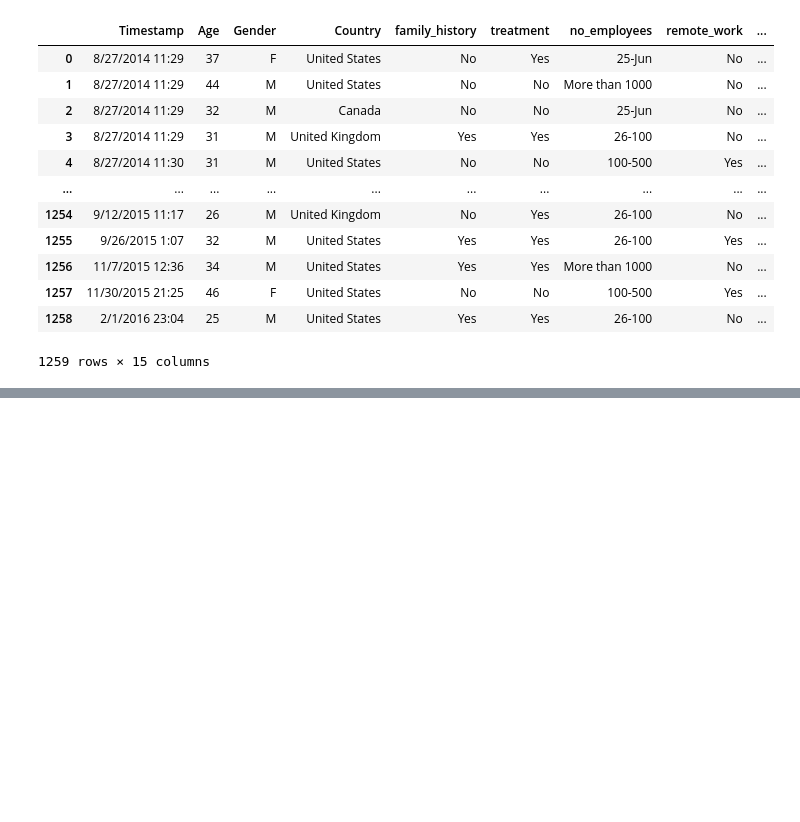
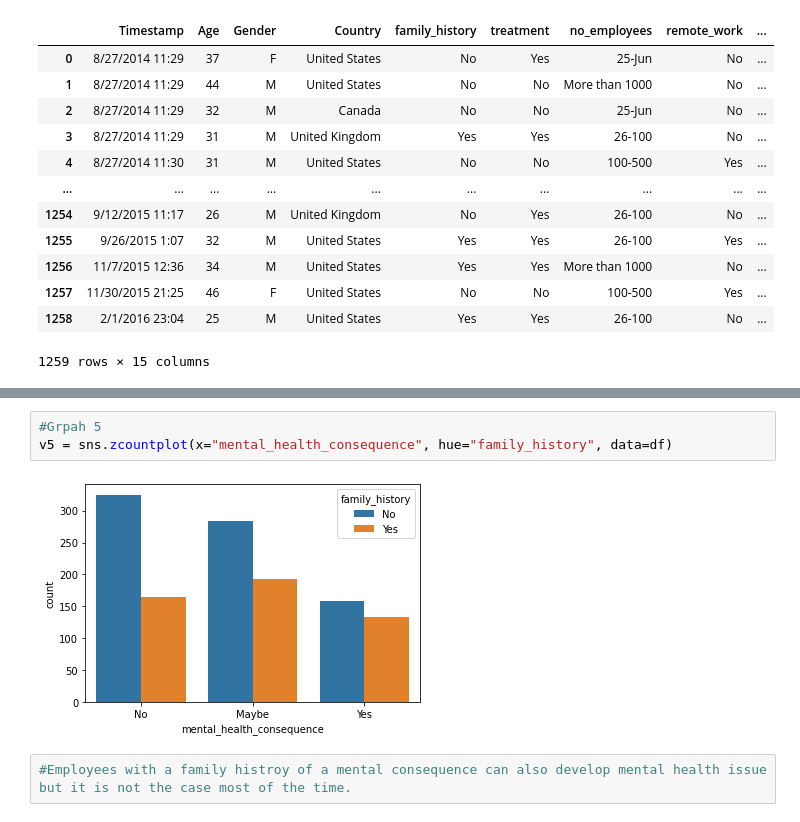
Before and after one commit to cltomiyama/MentalHealthSurvey_analysis, a Jupyter notebook: analysis/mohamed/milestone2.ipynb, the cells around one changed output, grey strips where cells are left out. Drawn from its saved outputs; the diff is of its cells as text; blank space fills up the shorter version.

```diff
--- a/analysis/mohamed/milestone2.ipynb
+++ b/analysis/mohamed/milestone2.ipynb
@@ -142,0 +156,7 @@ sns.catplot(x="no_employees", y="total_bill", jitter=False, data=tips)
+# %%
+#Grpah 5
+v5 = sns.zcountplot(x="mental_health_consequence", hue="family_history", data=df)
+# %% [output]
+[figure, added]
+# %%
+#Employees with a family histroy of a mental consequence can also develop mental health issue but it is not the case most of the time.
```
Also changed, not shown: parts of 11 cells of this notebook, 1 other file.
